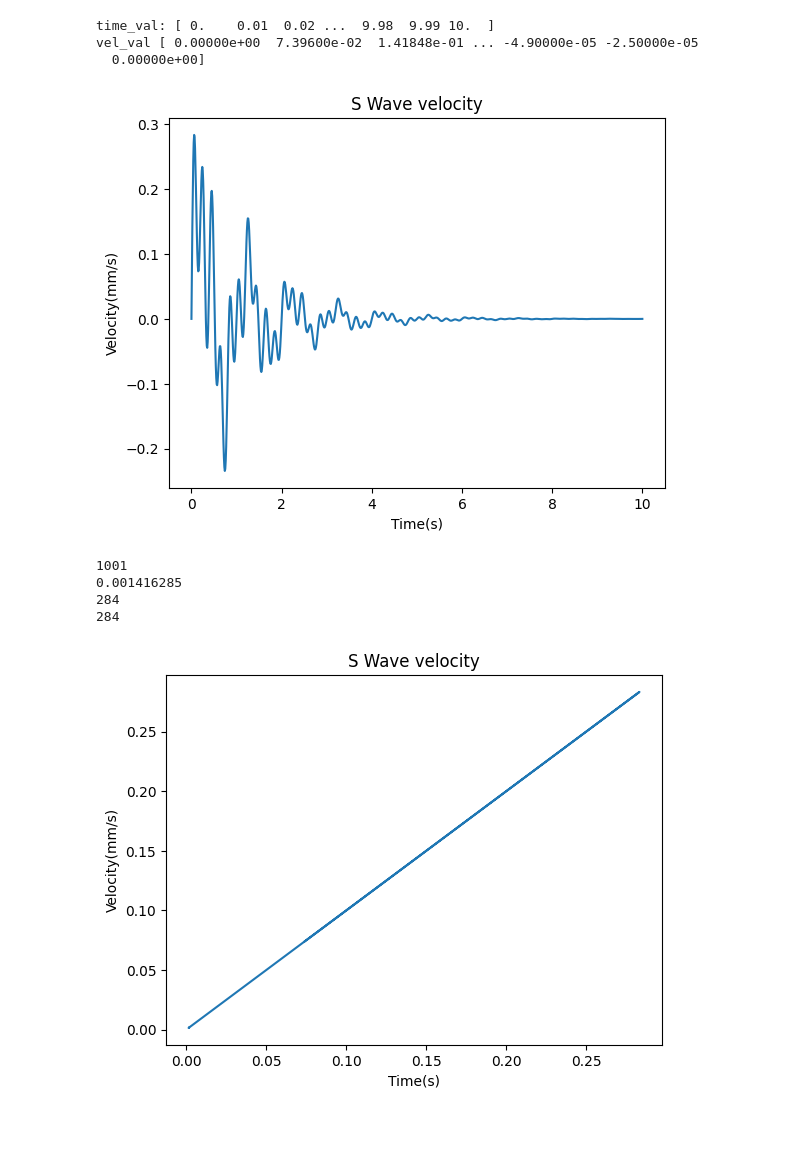
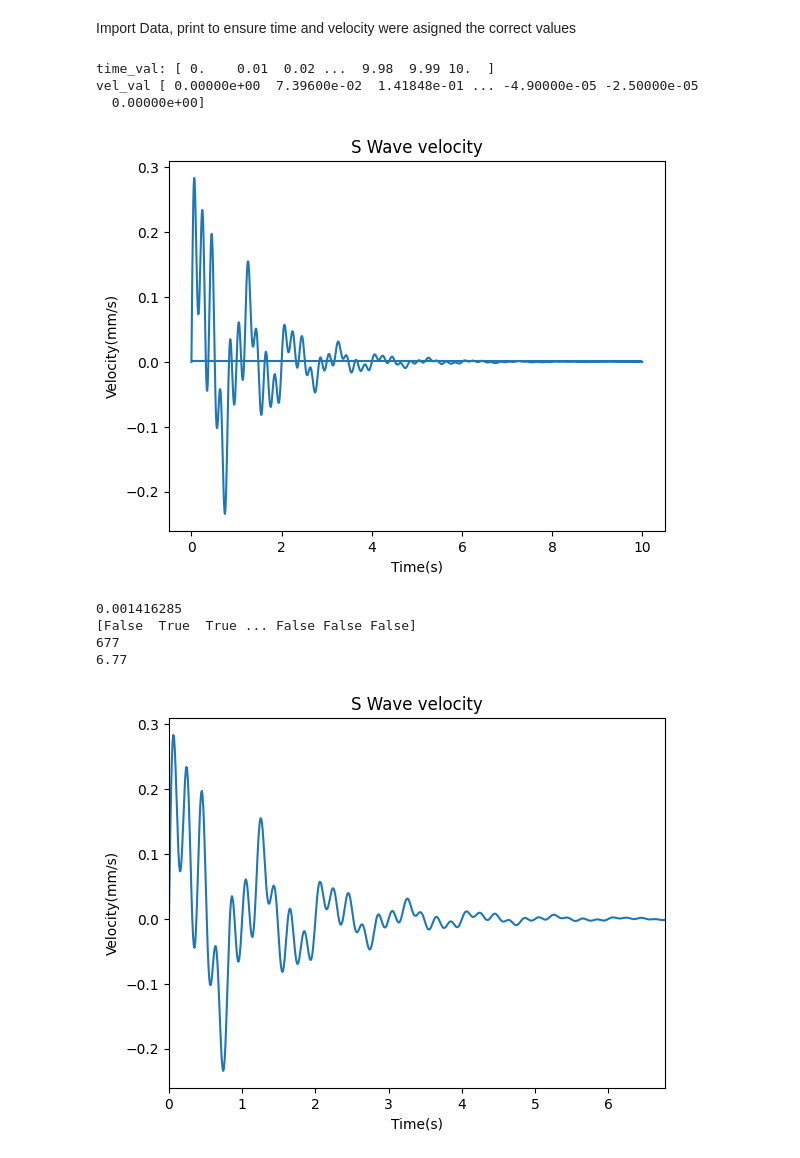
Before and after one commit to Stuart-B-MacFarlane/GOPH420_SM_W2026, a Jupyter notebook: Lab2/Lab2.ipynb, the cells around one changed output. Drawn from its saved outputs; the diff is of its cells as text; code cells hidden in the pictures; blank space fills up the shorter version.

Commit message:
fixed interval length, and refined trap and simp1/3. still need to finish simp3/8 and the v^2 integral

```diff
--- a/Lab2/Lab2.ipynb
+++ b/Lab2/Lab2.ipynb
@@ -3,6 +3,8 @@ import numpy as np
 import matplotlib.pyplot as plt
 from scipy import integrate
 import math
+# %% [markdown]
+Import Data, print to ensure time and velocity were asigned the correct values
 # %%
 data = np.loadtxt('s_wave_data.txt')
 time_val = np.array (data[:,0])
@@ -18,37 +20,31 @@ ax.plot(time_val,vel_val)
 ax.set_xlabel("Time(s)")
 ax.set_ylabel("Velocity(mm/s)")
 ax.set_title("S Wave velocity")
+ax.hlines(max_abs_vel * 0.005,xmin=0,xmax=10)
 plt.show()
 # %% [output]
-[figure, old version]
+[figure, new version]
-# %%
-max_abs_vel = max(abs(vel_val))
-print (len(vel_val))
-cutoff = max_abs_vel * 0.005
-cut_vel = []
-cut_time = []
-for i in vel_val:
-    if i > cutoff:
-        cut_vel.append(i)
-        cut_time.append(i)
-cut_vel = np.array(cut_vel)
-cut_time = np.array(cut_time)
-#print(cut_vel)
-print(cutoff)
-print (len(cut_vel))
-print (len(cut_time))
-# %% [output]
-1001
-0.001416285
-284
-284
+# %%
+cutoff = abs((max(vel_val))) * 0.005
+print (cutoff)
+print(abs(vel_val) >cutoff)
+idx = max(i for i, x in enumerate(abs(vel_val)) if x >cutoff)
+print (idx)
+print (time_val[idx])
+interval = (time_val[idx])
+# %% [output]
+0.001416285
+[False  True  True ... False False False]
+677
+6.77
 # %%
 fig, ax =plt.subplots()
-ax.plot(cut_time,cut_vel)
+ax.plot(time_val,vel_val)
 ax.set_xlabel("Time(s)")
 ax.set_ylabel("Velocity(mm/s)")
+ax.set_xlim(0,interval)
 ax.set_title("S Wave velocity")
 plt.show()
 # %% [output]
-[figure, old version]
+[figure, new version]
 # %%
```
Also changed, not shown: parts of 10 cells of this notebook, 1 other file.
